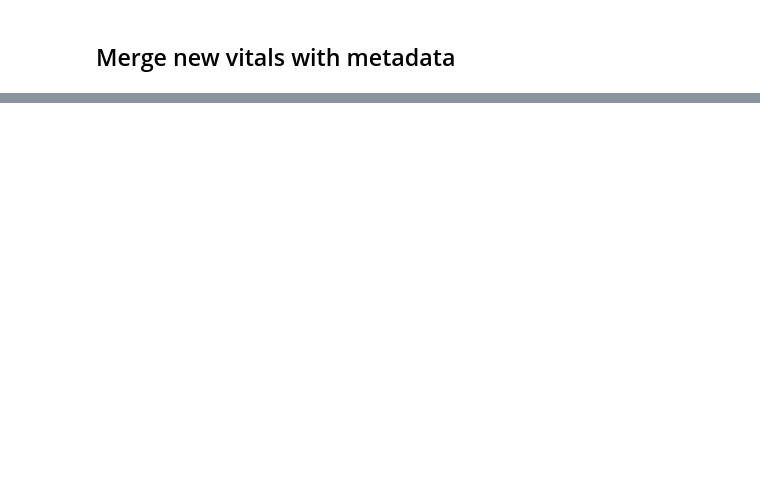
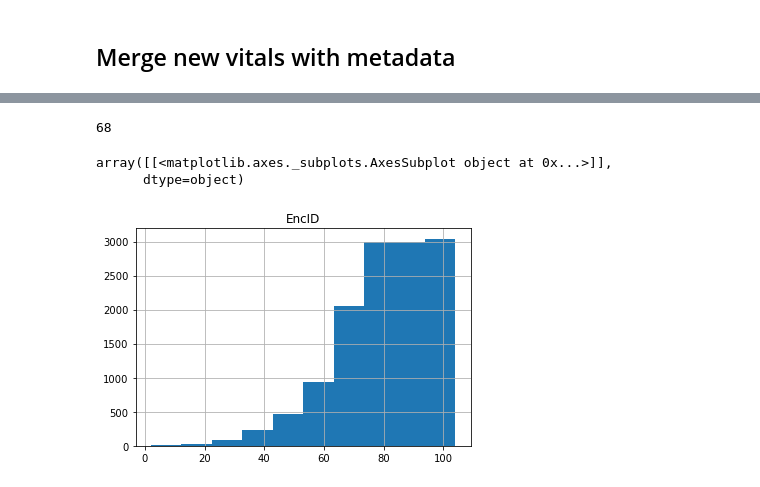
Before and after one commit to dyyjenny/Pediatric-Sepsis-Subtyping, a Jupyter notebook: data_cleaning.ipynb, the cells around one changed output, grey strips where cells are left out. Cells and saved outputs as stored; diff of their text form; code cells hidden in the pictures; blank space fills up the shorter version.

```diff
--- a/data_cleaning.ipynb
+++ b/data_cleaning.ipynb
@@ -288,0 +332,4 @@ new_df = new_df.sort_values(by=['hospital_id','age_group','EncID','event_hour','
+# %%
+# z-score
+norm_vital = new_df.groupby(['age_group','event_name'])['event_value'].transform(lambda x: (x - x.mean()) / x.std())
+new_df['event_value_norm'] = norm_vital
@@ -288,0 +380,17 @@ new_df = new_df.sort_values(by=['hospital_id','age_group','EncID','event_hour','
+# %%
+# patients who have less than 30 records but did not die in first 13 hr
+encid_count = pd.DataFrame(new_df['EncID'].value_counts())
+encid_few_rec = encid_count[encid_count['EncID']<30].index.tolist()
+id_to_check_death = [i for i in encid_few_rec if i not in death_time_id['EncID'].tolist()]
+not_die_few_rec = encid_count[encid_count.index.isin(id_to_check_death)].sort_values(by=['EncID'])
+not_die_few_rec.columns = ['total_vital_records']
+not_die_few_rec.shape[0]
+# %% [output]
+68
+# %%
+# distribution of total number of vital records per person
+encid_count.hist()
+# %% [output]
+array([[<matplotlib.axes._subplots.AxesSubplot object at 0x...>]],
+      dtype=object)
+[figure, added]
```
Also changed, not shown: parts of 38 cells of this notebook, 2 other files.
